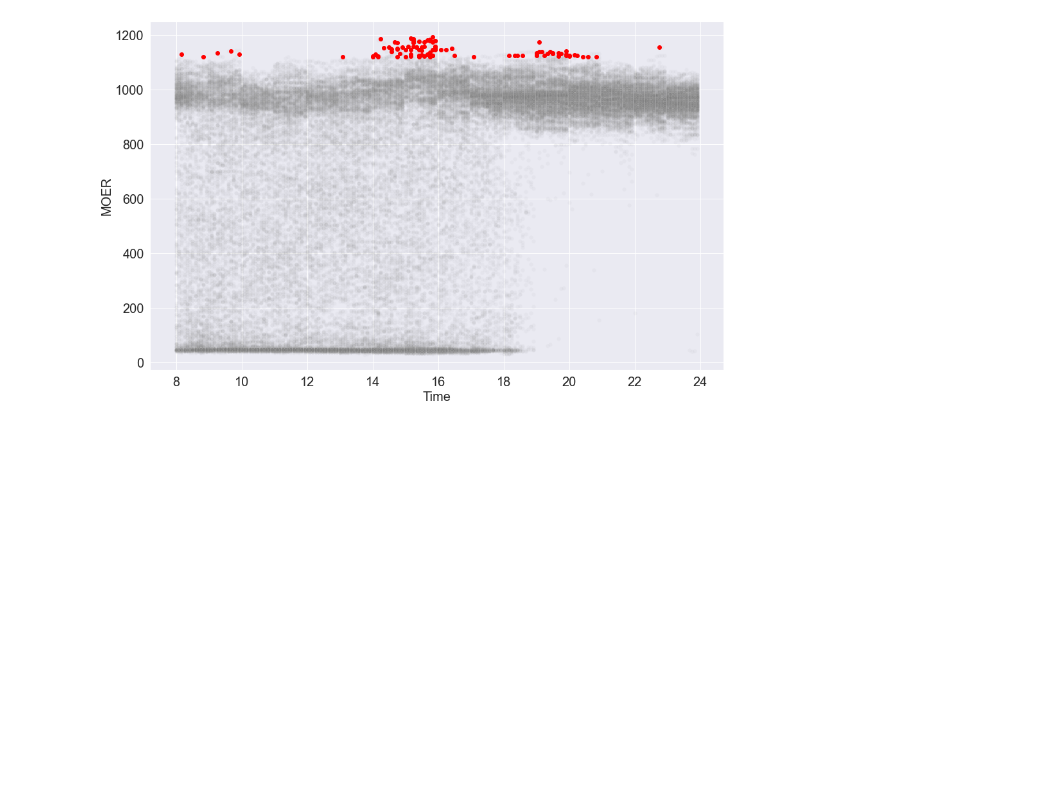
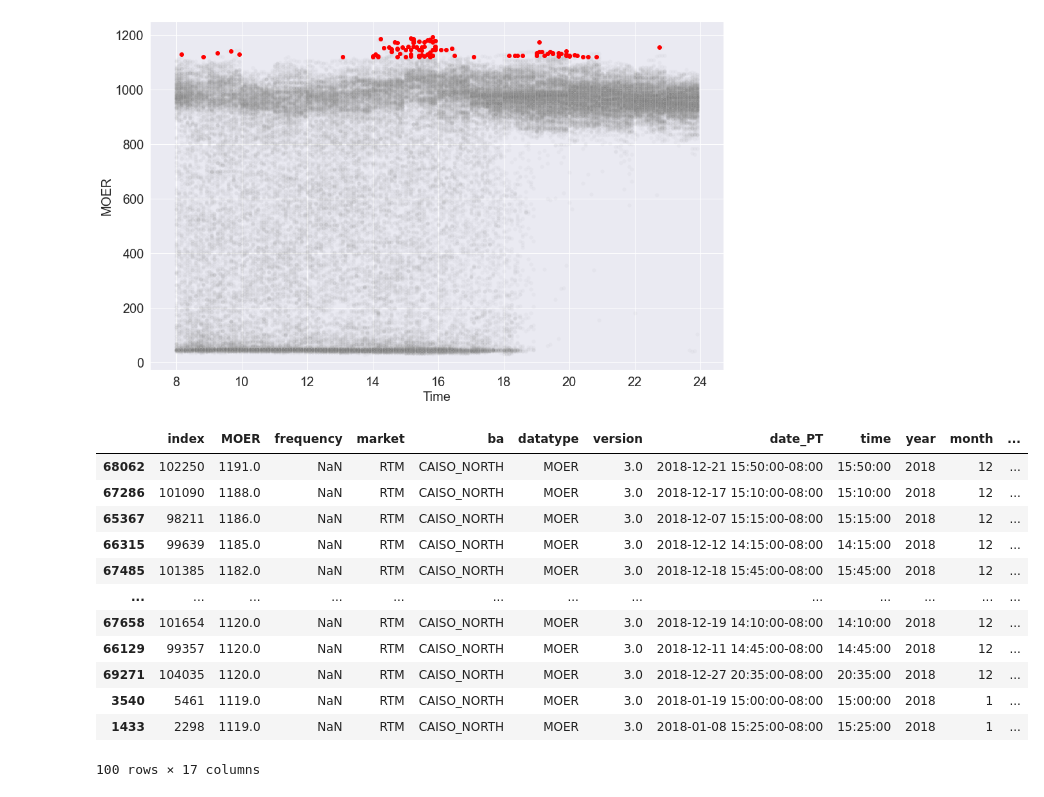
Before and after one commit to utkarshapets/load-shift-emissions, a Jupyter notebook: Wattime High Emission Period Analysis.ipynb, the cells around one changed output. Cells and saved outputs as stored; diff of their text form; code cells hidden in the pictures; blank space fills up the shorter version.

```diff
--- a/Wattime High Emission Period Analysis.ipynb
+++ b/Wattime High Emission Period Analysis.ipynb
@@ -637,3 +637,19 @@ plt.yticks(fontsize=20)
 plt.savefig("peaks_overlaid_daily_2018.png", edgecolor='black', dpi=400, transparent=True);
 # %% [output]
 [figure]
+# %%
+top_100_2018
+# %% [output]
+|  | index | MOER | frequency | market | ba | datatype | version | date_PT | time | year | month | ... |
+| 68062 | 102250 | 1191.0 | NaN | RTM | CAISO_NORTH | MOER | 3.0 | 2018-12-21 15:50:00-08:00 | 15:50:00 | 2018 | 12 | ... |
+| 67286 | 101090 | 1188.0 | NaN | RTM | CAISO_NORTH | MOER | 3.0 | 2018-12-17 15:10:00-08:00 | 15:10:00 | 2018 | 12 | ... |
+| 65367 | 98211 | 1186.0 | NaN | RTM | CAISO_NORTH | MOER | 3.0 | 2018-12-07 15:15:00-08:00 | 15:15:00 | 2018 | 12 | ... |
+| 66315 | 99639 | 1185.0 | NaN | RTM | CAISO_NORTH | MOER | 3.0 | 2018-12-12 14:15:00-08:00 | 14:15:00 | 2018 | 12 | ... |
+| 67485 | 101385 | 1182.0 | NaN | RTM | CAISO_NORTH | MOER | 3.0 | 2018-12-18 15:45:00-08:00 | 15:45:00 | 2018 | 12 | ... |
+| ... | ... | ... | ... | ... | ... | ... | ... | ... | ... | ... | ... | ... |
+| 67658 | 101654 | 1120.0 | NaN | RTM | CAISO_NORTH | MOER | 3.0 | 2018-12-19 14:10:00-08:00 | 14:10:00 | 2018 | 12 | ... |
+| 66129 | 99357 | 1120.0 | NaN | RTM | CAISO_NORTH | MOER | 3.0 | 2018-12-11 14:45:00-08:00 | 14:45:00 | 2018 | 12 | ... |
+| 69271 | 104035 | 1120.0 | NaN | RTM | CAISO_NORTH | MOER | 3.0 | 2018-12-27 20:35:00-08:00 | 20:35:00 | 2018 | 12 | ... |
+| 3540 | 5461 | 1119.0 | NaN | RTM | CAISO_NORTH | MOER | 3.0 | 2018-01-19 15:00:00-08:00 | 15:00:00 | 2018 | 1 | ... |
+| 1433 | 2298 | 1119.0 | NaN | RTM | CAISO_NORTH | MOER | 3.0 | 2018-01-08 15:25:00-08:00 | 15:25:00 | 2018 | 1 | ... |
+100 rows × 17 columns
```
Also changed, not shown: parts of 1 cell of this notebook, 1 other file.
